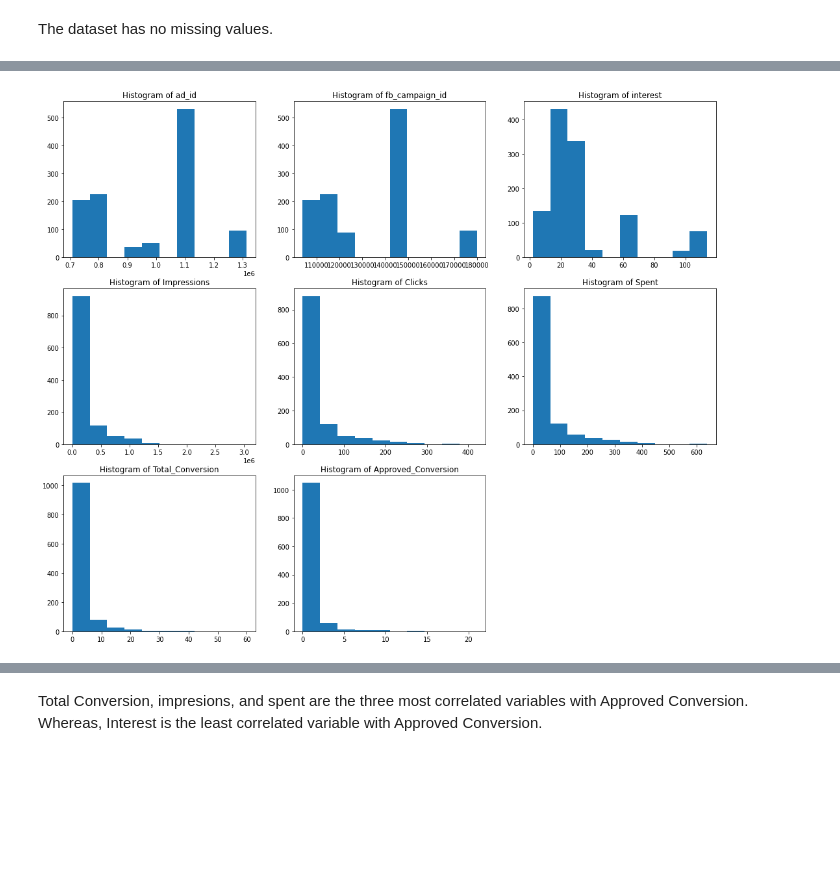
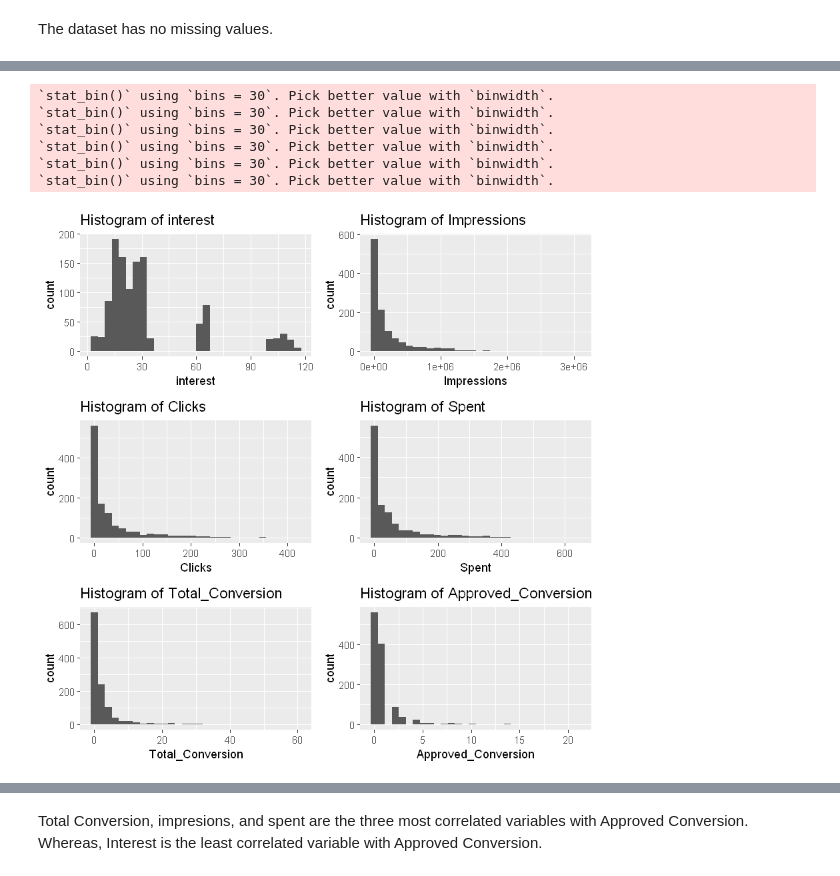
Before and after one commit to omaroscar-10/Product-Sales-Prediction, a Jupyter notebook: Product Sales Prediction.ipynb, the cells around one changed output, grey strips where cells are left out. Cells and saved outputs as stored; diff of their text form; code cells hidden in the pictures; blank space fills up the shorter version.

```diff
--- a/Product Sales Prediction.ipynb
+++ b/Product Sales Prediction.ipynb
@@ -219,44 +144,38 @@ The number of numerical columns is 8
-# %%
-# Univariate visualization of the continuous variables
-# to get a sense of their distribution
-
-plt.figure(figsize=(18,15))
-
-# Plot Histograms of continuous variables
-
-plt.subplot(3, 3, 1)
-plt.hist(df["ad_id"])
-plt.title("Histogram of ad_id")
-
-plt.subplot(3, 3, 2)
-plt.hist(df["fb_campaign_id"])
-plt.title("Histogram of fb_campaign_id")
-
-plt.subplot(3, 3, 3)
-plt.hist(df["interest"])
-plt.title("Histogram of interest")
-
-plt.subplot(3, 3, 4)
-plt.hist(df["Impressions"])
-plt.title("Histogram of Impressions")
-
-plt.subplot(3, 3, 5)
-plt.hist(df["Clicks"])
-plt.title("Histogram of Clicks")
-
-plt.subplot(3, 3, 6)
-plt.hist(df["Spent"])
-plt.title("Histogram of Spent")
-
-plt.subplot(3, 3, 7)
-plt.hist(df["Total_Conversion"])
-plt.title("Histogram of Total_Conversion")
-
-plt.subplot(3, 3, 8)
-plt.hist(df["Approved_Conversion"])
-plt.title("Histogram of Approved_Conversion")
-
-plt.show()
-# %% [output]
-[figure, removed]
+# %%
+# Univariate visualization of the continuous variables
+# Plot histograms to get a sense of their distribution
+
+h_1 <- ggplot(df, aes(x=interest)) +
+    geom_histogram() +
+    ggtitle("Histogram of interest")
+
+h_2 <- ggplot(df, aes(x=Impressions)) +
+    geom_histogram() +
+    ggtitle("Histogram of Impressions")
+
+h_3 <- ggplot(df, aes(x=Clicks)) +
+    geom_histogram() +
+    ggtitle("Histogram of Clicks")
+
+h_4 <- ggplot(df, aes(x=Spent)) +
+    geom_histogram() +
+    ggtitle("Histogram of Spent")
+
+h_5 <- ggplot(df, aes(x=Total_Conversion)) +
+    geom_histogram() +
+    ggtitle("Histogram of Total_Conversion")
+
+h_6 <- ggplot(df, aes(x=Approved_Conversion)) +
+    geom_histogram() +
+    ggtitle("Histogram of Approved_Conversion")
+
+ggarrange(h_1, h_2, h_3, h_4, h_5, h_6, ncol=2, nrow=3)
+# %% [output]
+`stat_bin()` using `bins = 30`. Pick better value with `binwidth`.
+`stat_bin()` using `bins = 30`. Pick better value with `binwidth`.
+`stat_bin()` using `bins = 30`. Pick better value with `binwidth`.
+`stat_bin()` using `bins = 30`. Pick better value with `binwidth`.
+`stat_bin()` using `bins = 30`. Pick better value with `binwidth`.
+`stat_bin()` using `bins = 30`. Pick better value with `binwidth`.
+[figure, added]
 # %% [markdown]
```
Also changed, not shown: parts of 143 cells of this notebook.
